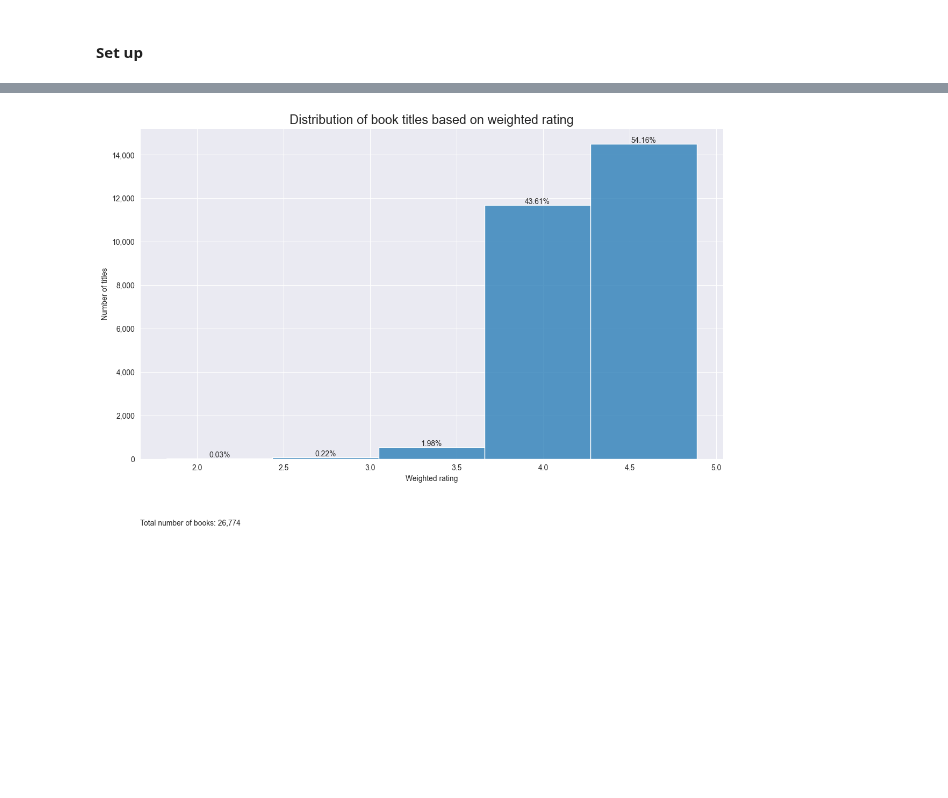
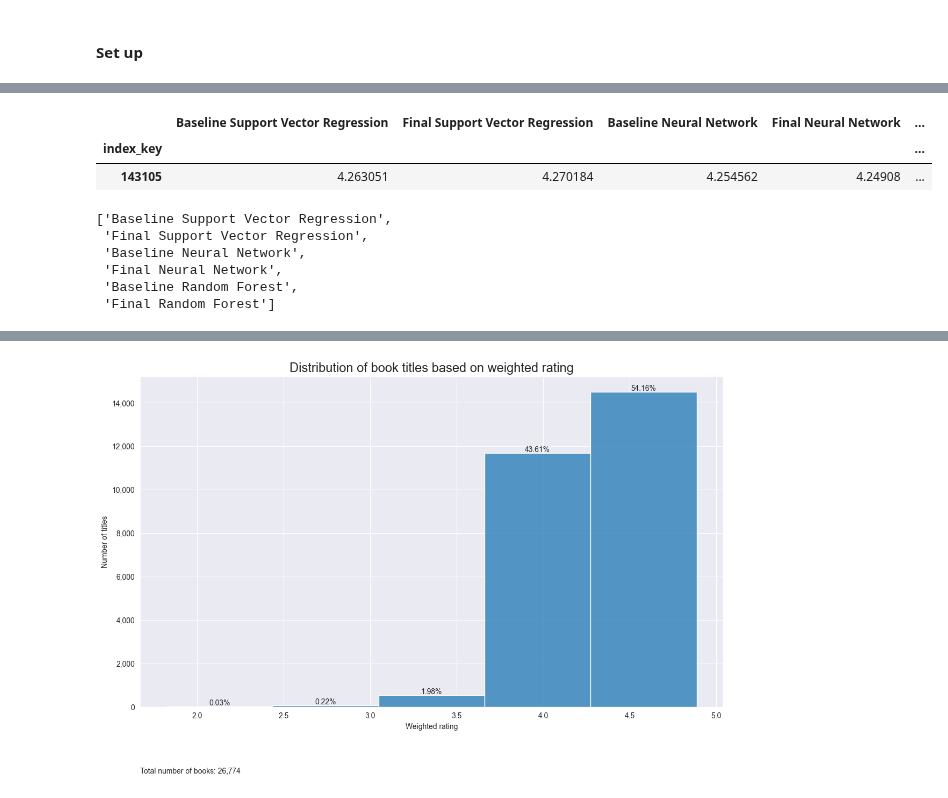
Before and after one commit to MargheSerena/Group-project, a Jupyter notebook: 03 ML set up_MF.ipynb, the cells around one changed output, grey strips where cells are left out. Cells and saved outputs as stored; diff of their text form; code cells hidden in the pictures; blank space fills up the shorter version.

```diff
--- a/03 ML set up_MF.ipynb
+++ b/03 ML set up_MF.ipynb
@@ -1260,0 +1223,18 @@ evaluation_metrics_RF
+# %%
+
+
+from sklearn.metrics import root_mean_squared_error
+from sklearn.metrics import r2_score
+
+# create RMSE column
+evaluation_metrics_all['RMSE'] = None
+evaluation_metrics_all['R2'] = None
+
+for i, row in evaluation_metrics_all.iterrows():
+    rmse = root_mean_squared_error(row['prediction'], y_wr_test)
+    r2 = r2_score(y_wr_test, row['prediction'])
+
+    evaluation_metrics_all.at[i, 'RMSE'] = rmse
+    evaluation_metrics_all.at[i, 'R2'] = r2
+
+evaluation_metrics_all
@@ -1260,0 +1267,37 @@ evaluation_metrics_RF
+# %%
+predictions = pd.DataFrame()
+
+for i, r in evaluation_metrics_all.iterrows():
+    #print(r['prediction'])
+    predictions[i] = np.array(r['prediction'])
+
+# Add indices
+predictions.index = X_test.index
+# %%
+y_real = pd.DataFrame(y_wr_test)
+# %%
+# Add real values in predictions dataset
+
+predictions = pd.merge(
+    predictions,
+    y_real,
+    left_index = True,
+    right_index = True,
+    how = 'inner'
+)
+# %%
+predictions.head(1)
+# %% [output]
+|  | Baseline Support Vector Regression | Final Support Vector Regression | Baseline Neural Network | Final Neural Network | ... |
+| index_key |  |  |  |  | ... |
+| 143105 | 4.263051 | 4.270184 | 4.254562 | 4.24908 | ... |
+# %%
+models = [col for col in predictions.columns if col != 'weighted rating']
+models
+# %% [output]
+['Baseline Support Vector Regression',
+ 'Final Support Vector Regression',
+ 'Baseline Neural Network',
+ 'Final Neural Network',
+ 'Baseline Random Forest',
+ 'Final Random Forest']
```
Also changed, not shown: parts of 54 cells of this notebook.
